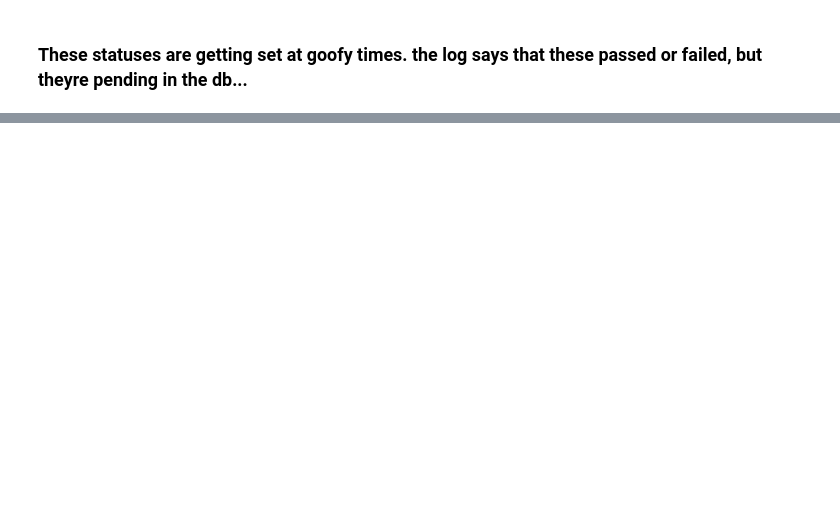
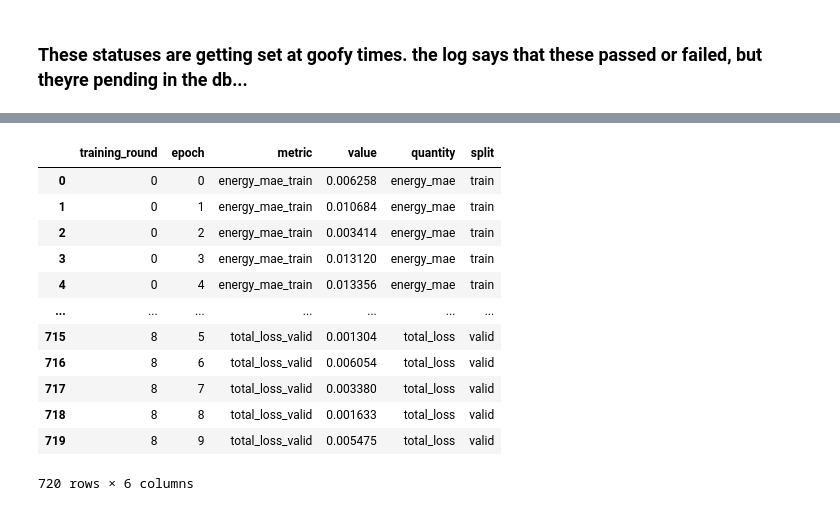
Before and after one commit to globus-labs/cascade, a Jupyter notebook: 3_cascade/1_sanity_check_run.ipynb, the cells around one changed output, grey strips where cells are left out. Cells and saved outputs as stored; diff of their text form; code cells hidden in the pictures; blank space fills up the shorter version.

```diff
--- a/3_cascade/1_sanity_check_run.ipynb
+++ b/3_cascade/1_sanity_check_run.ipynb
@@ -147,0 +180,27 @@ db.count_chunk_events_by_type(last_run_id)
+# %%
+df_long = (
+    training_logs
+    .melt(id_vars=["training_round", "epoch"],
+          var_name="metric",
+          value_name="value")
+)
+
+df_long[["quantity", "split"]] = (
+    df_long["metric"].str.rsplit("_", n=1, expand=True)
+)
+# %%
+df_long
+# %% [output]
+|  | training_round | epoch | metric | value | quantity | split |
+| 0 | 0 | 0 | energy_mae_train | 0.006258 | energy_mae | train |
+| 1 | 0 | 1 | energy_mae_train | 0.010684 | energy_mae | train |
+| 2 | 0 | 2 | energy_mae_train | 0.003414 | energy_mae | train |
+| 3 | 0 | 3 | energy_mae_train | 0.013120 | energy_mae | train |
+| 4 | 0 | 4 | energy_mae_train | 0.013356 | energy_mae | train |
+| ... | ... | ... | ... | ... | ... | ... |
+| 715 | 8 | 5 | total_loss_valid | 0.001304 | total_loss | valid |
+| 716 | 8 | 6 | total_loss_valid | 0.006054 | total_loss | valid |
+| 717 | 8 | 7 | total_loss_valid | 0.003380 | total_loss | valid |
+| 718 | 8 | 8 | total_loss_valid | 0.001633 | total_loss | valid |
+| 719 | 8 | 9 | total_loss_valid | 0.005475 | total_loss | valid |
+720 rows × 6 columns
```
Also changed, not shown: parts of 18 cells of this notebook.
